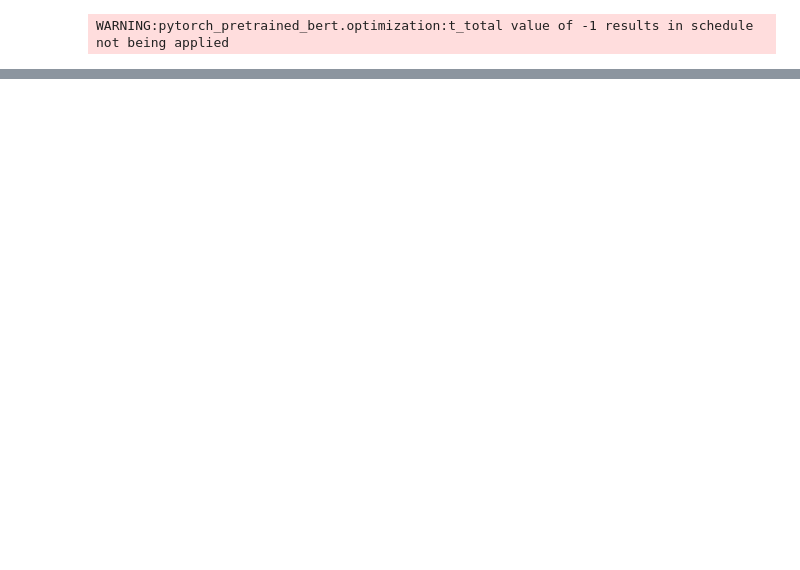
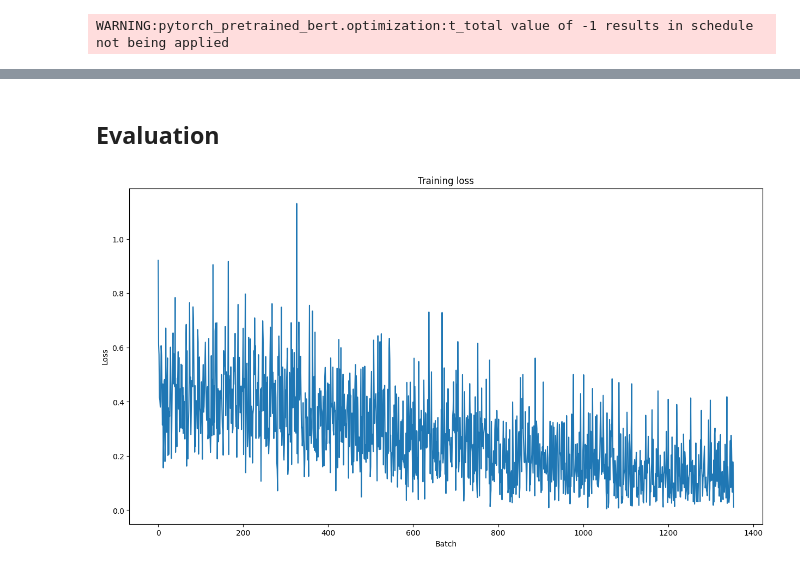
Before and after one commit to vuducanh0802/CZ4034-classification, a Jupyter notebook: CZ4034.ipynb, the cells around one changed output, grey strips where cells are left out. Saved outputs shown, nothing was run; the diff lists cells and outputs as text; code cells hidden in the pictures; blank space fills up the shorter version.

```diff
--- a/CZ4034.ipynb
+++ b/CZ4034.ipynb
@@ -101,11 +130,15 @@ import matplotlib.pyplot as plt
 from sklearn.model_selection import train_test_split
 
 # Create sentence and label lists
-sentences = df.content.values
+sentences = df.content[:-1000].values
+test_sentences = df.content[-1000:].values
 
 # We need to add special tokens at the beginning and end of each sentence for BERT to work properly
 sentences = ["[CLS] " + str(sentence) + " [SEP]" for sentence in sentences]
-labels = df.ratings_class.values
+test_sentences = ["[CLS] " + str(sentence) + " [SEP]" for sentence in test_sentences]
+
+labels = df.ratings_class[:-1000].values
+test_labels = df.ratings_class[-1000:].values
 # %%
 tokenizer = BertTokenizer.from_pretrained('bert-base-multilingual-cased', do_lower_case=True)
 
@@ -188,10 +240,11 @@ def flat_accuracy(preds, labels):
     labels_flat = labels.flatten()
     return np.sum(pred_flat == labels_flat) / len(labels_flat)
 # %%
+# Store our loss and accuracy for plotting
 train_loss_set = []
 
 # Number of training epochs (authors recommend between 2 and 4)
-epochs = 4
+epochs = 5
 
 # trange is a tqdm wrapper around the normal python range
 for _ in trange(epochs, desc="Epoch"):
@@ -209,7 +262,7 @@ for _ in trange(epochs, desc="Epoch"):
   # Train the data for one epoch
   for step, batch in enumerate(train_dataloader):
     # Add batch to GPU
-    batch = tuple(t for t in batch)
+    batch = tuple(t.to(device) for t in batch)
     # Unpack the inputs from our dataloader
     b_input_ids, b_input_mask, b_labels = batch
     # Clear out the gradients (by default they accumulate)
@@ -243,7 +296,7 @@ for _ in trange(epochs, desc="Epoch"):
   # Evaluate data for one epoch
   for batch in validation_dataloader:
     # Add batch to GPU
-    batch = tuple(t for t in batch)
+    batch = tuple(t.to(device) for t in batch)
     # Unpack the inputs from our dataloader
     b_input_ids, b_input_mask, b_labels = batch
     # Telling the model not to compute or store gradients, saving memory and speeding up validation
@@ -267,0 +331,11 @@ Consider using one of the following signatures instead:
+# %% [markdown]
+## Evaluation
+# %%
+plt.figure(figsize=(15,8))
+plt.title("Training loss")
+plt.xlabel("Batch")
+plt.ylabel("Loss")
+plt.plot(train_loss_set)
+plt.show()
+# %% [output]
+[figure, added]
```
Also changed, not shown: parts of 20 cells of this notebook, 2 other files.
